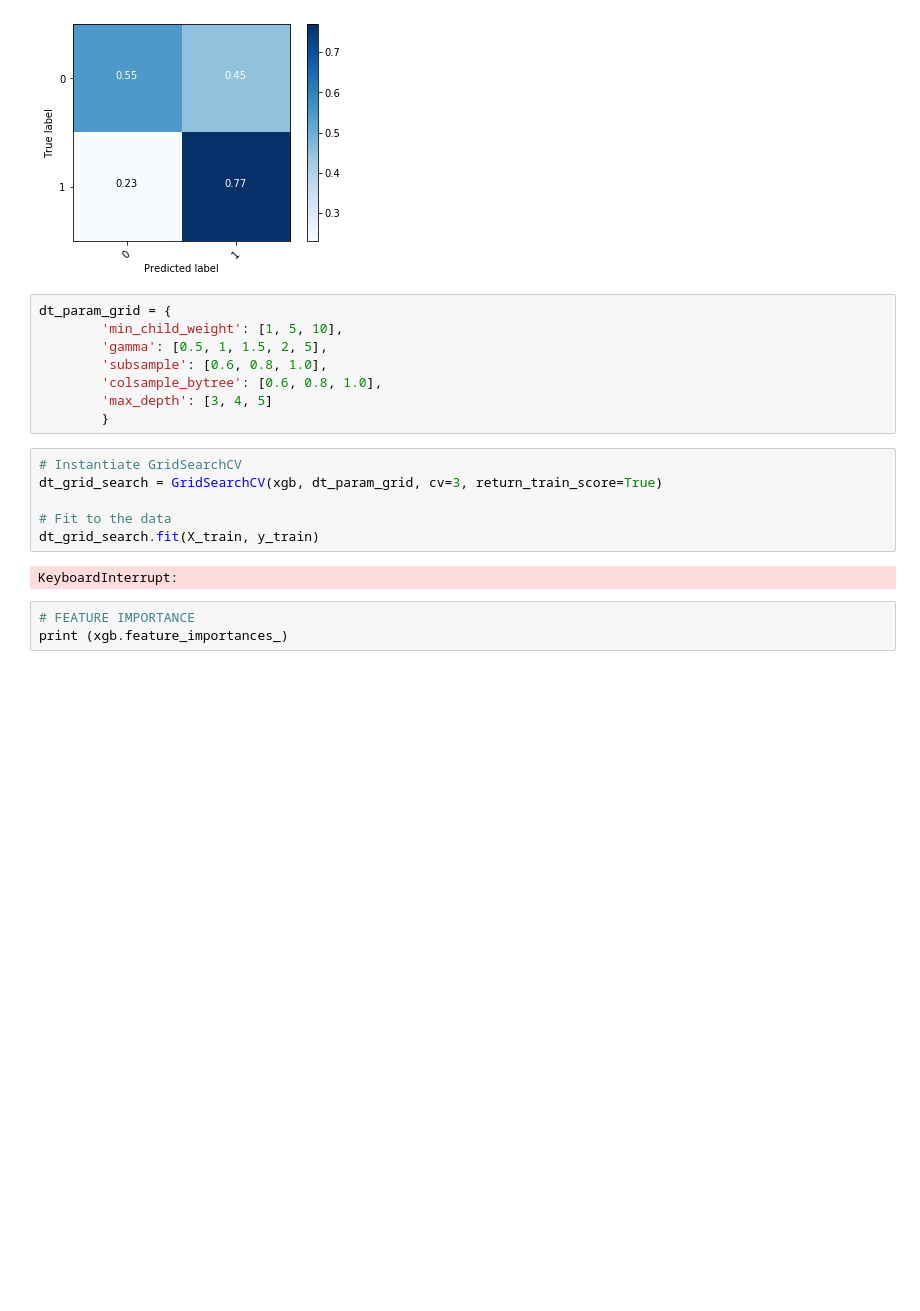
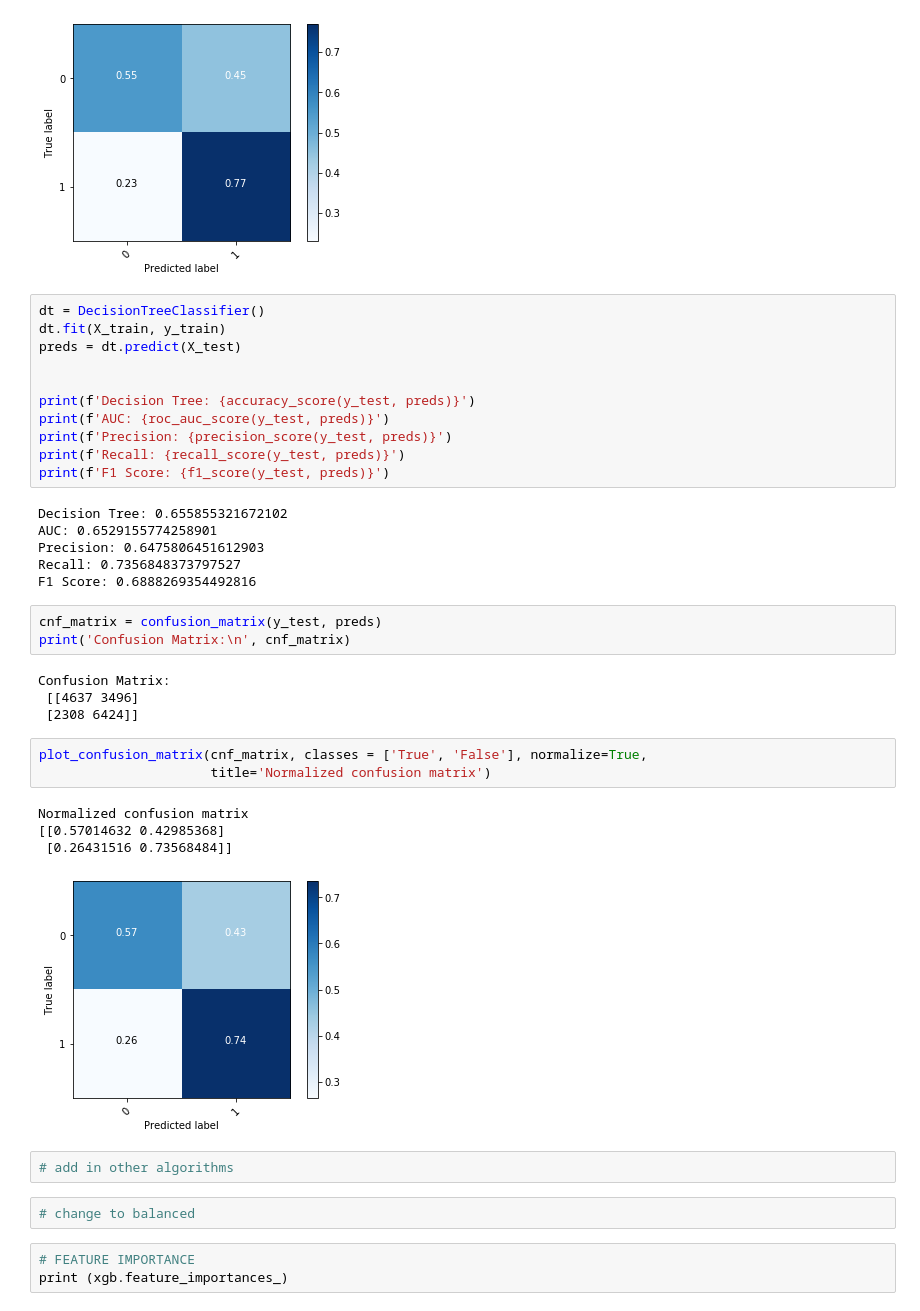
Before and after one commit to lambertmk/Capstone-Project, a Jupyter notebook: ML Model 1.ipynb, the cells around one changed output. Cells and saved outputs as stored; diff of their text form; blank space fills up the shorter version.

```diff
--- a/ML Model 1.ipynb
+++ b/ML Model 1.ipynb
@@ -438,22 +425,42 @@ Normalized confusion matrix
 [[0.54899791 0.45100209]
  [0.23007329 0.76992671]]
 [figure]
-# %%
-dt_param_grid = {
-        'min_child_weight': [1, 5, 10],
-        'gamma': [0.5, 1, 1.5, 2, 5],
-        'subsample': [0.6, 0.8, 1.0],
-        'colsample_bytree': [0.6, 0.8, 1.0],
-        'max_depth': [3, 4, 5]
-        }
-# %%
-# Instantiate GridSearchCV
-dt_grid_search = GridSearchCV(xgb, dt_param_grid, cv=3, return_train_score=True)
-
-# Fit to the data
-dt_grid_search.fit(X_train, y_train)
-# %% [output]
-KeyboardInterrupt:
+# %%
+dt = DecisionTreeClassifier()
+dt.fit(X_train, y_train)
+preds = dt.predict(X_test)
+
+
+print(f'Decision Tree: {accuracy_score(y_test, preds)}')
+print(f'AUC: {roc_auc_score(y_test, preds)}')
+print(f'Precision: {precision_score(y_test, preds)}')
+print(f'Recall: {recall_score(y_test, preds)}')
+print(f'F1 Score: {f1_score(y_test, preds)}')
+# %% [output]
+Decision Tree: 0.655855321672102
+AUC: 0.6529155774258901
+Precision: 0.6475806451612903
+Recall: 0.7356848373797527
+F1 Score: 0.6888269354492816
+# %%
+cnf_matrix = confusion_matrix(y_test, preds)
+print('Confusion Matrix:\n', cnf_matrix)
+# %% [output]
+Confusion Matrix:
+ [[4637 3496]
+ [2308 6424]]
+# %%
+plot_confusion_matrix(cnf_matrix, classes = ['True', 'False'], normalize=True,
+                      title='Normalized confusion matrix')
+# %% [output]
+Normalized confusion matrix
+[[0.57014632 0.42985368]
+ [0.26431516 0.73568484]]
+[figure, added]
+# %%
+# add in other algorithms
+# %%
+# change to balanced
 # %%
 # FEATURE IMPORTANCE
 print (xgb.feature_importances_)
```
Also changed, not shown: parts of 37 cells of this notebook.
